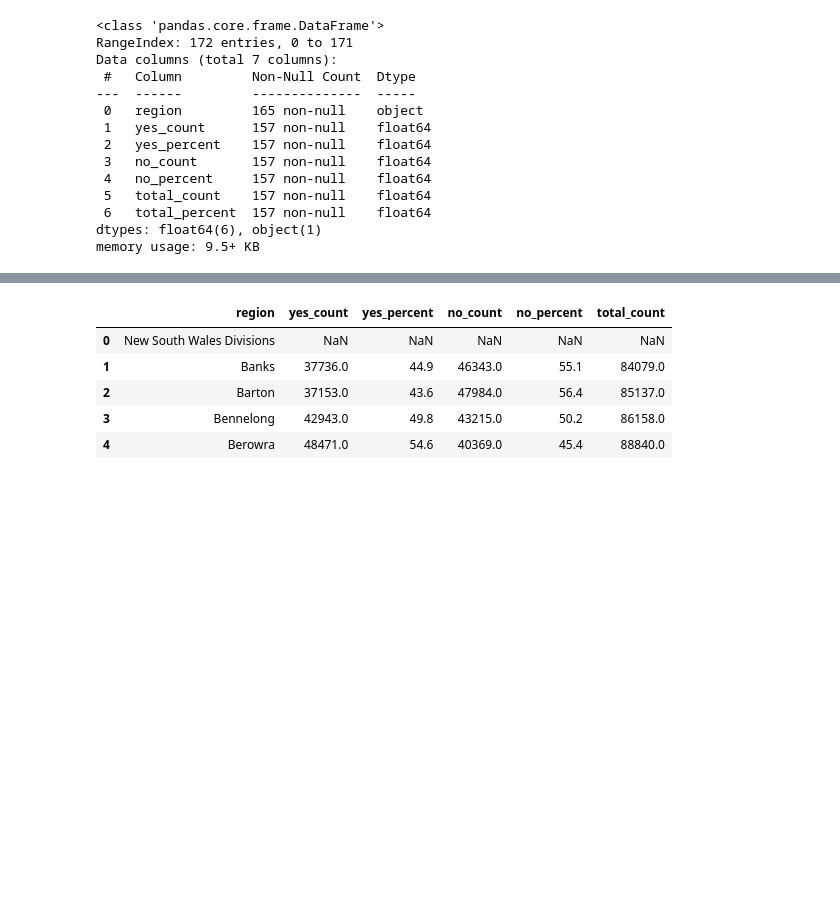
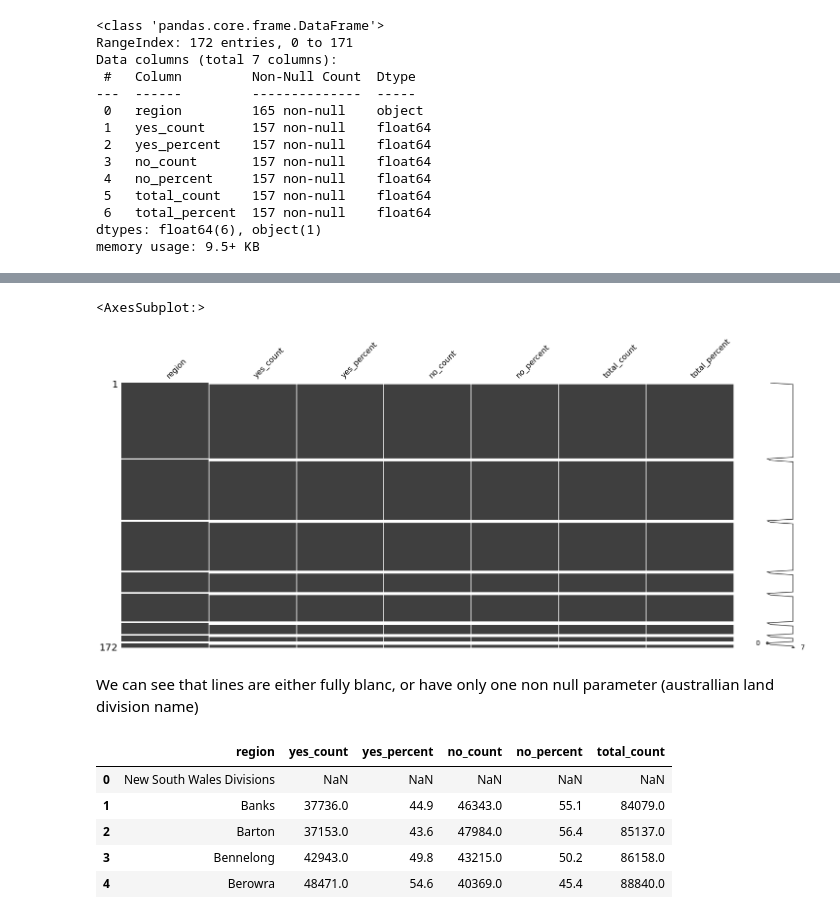
Before and after one commit to lonelyfox-dev/AU-Marriage-Data-Cleaning, a Jupyter notebook: au_marriage_data_cleaning.ipynb, the cells around one changed output, grey strips where cells are left out. Cells and saved outputs as stored; diff of their text form; code cells hidden in the pictures; blank space fills up the shorter version.

```diff
--- a/au_marriage_data_cleaning.ipynb
+++ b/au_marriage_data_cleaning.ipynb
@@ -60,3 +66,10 @@ memory usage: 9.5+ KB
+# %%
+msno.matrix(df1)
+# %% [output]
+<AxesSubplot:>
+[figure, added]
+# %% [markdown]
+We can see that lines are either fully blanc, or have only one non null parameter (australlian land division name)
 # %%
 df1.drop('total_percent', axis='columns', inplace=True)
 df1.head()
```
Also changed, not shown: parts of 20 cells of this notebook, 1 other file.
